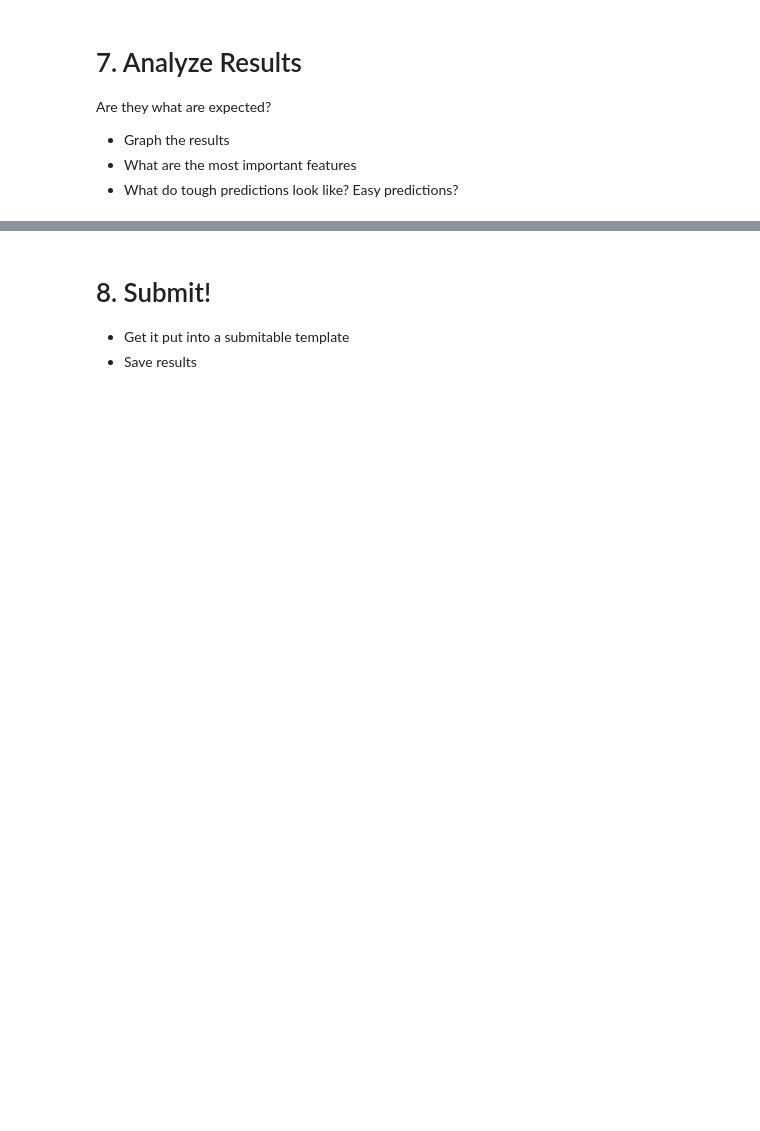
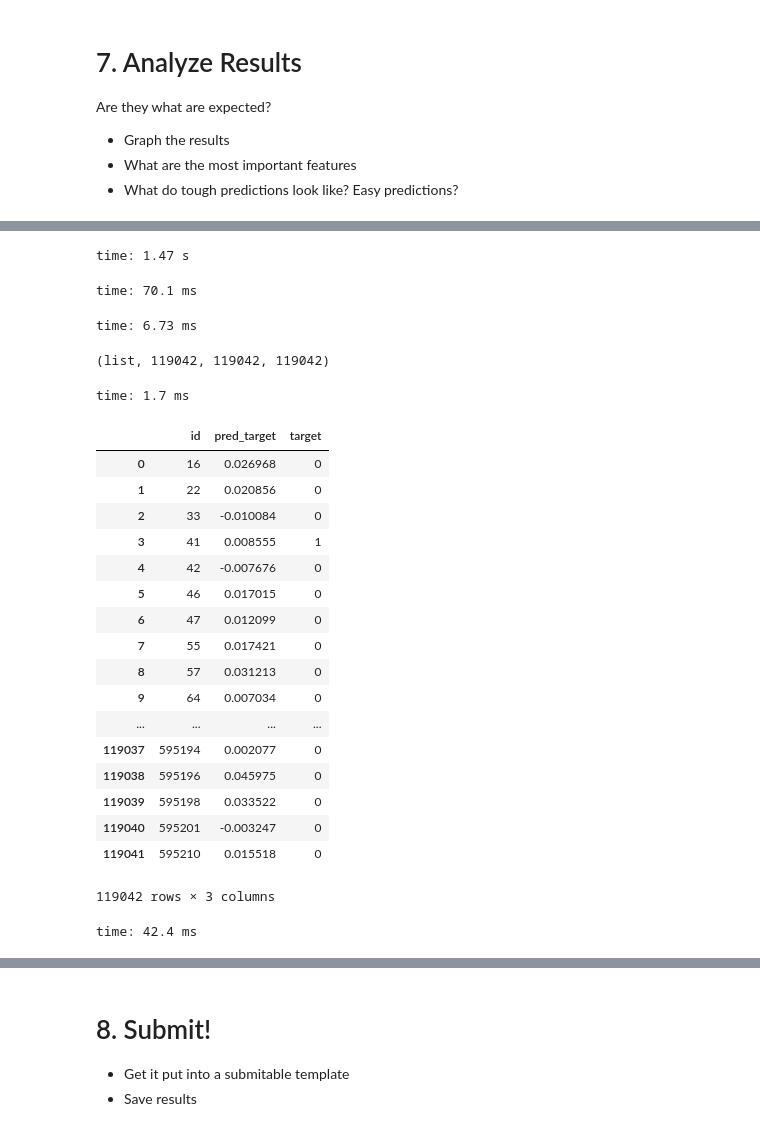
Before and after one commit to jamesdietle/PortoDriver, a Jupyter notebook: Porto-seguro-safe-driver-prediction.ipynb, the cells around one changed output, grey strips where cells are left out. Saved outputs shown, nothing was run; the diff lists cells and outputs as text; code cells hidden in the pictures; blank space fills up the shorter version.

Commit message:
Submission Created

```diff
--- a/Porto-seguro-safe-driver-prediction.ipynb
+++ b/Porto-seguro-safe-driver-prediction.ipynb
@@ -491,5 +504,5 @@ time: 217 ms
 # %%
-m.fit(lr, 10, metrics=[gini_normalized])
+m.fit(lrs=lr, n_cycle=20, cycle_len=3, metrics=[accuracy, gini_normalized])
 # %% [output]
 Failed to display Jupyter Widget of type HBox.
 If you're reading this message in the Jupyter Notebook or JupyterLab Notebook, it may mean that the widgets JavaScript is still loading. If this message persists, it likely means that the widgets Java ...
@@ -514,0 +593,41 @@ Are they what are expected?
+# %%
+predictions=m.predict()
+# %% [output]
+time: 1.47 s
+# %%
+predictions=predictions.tolist()
+# %% [output]
+time: 70.1 ms
+# %%
+predictions = [item[0] for item in predictions]
+# %% [output]
+time: 6.73 ms
+# %%
+type(predictions), len(val_idx), len(predictions), len(val_target)
+# %% [output]
+(list, 119042, 119042, 119042)
+time: 1.7 ms
+# %%
+## Validation set predicted target... I see I am very far off.
+submission = pd.DataFrame({'id': val_idx, 'pred_target': predictions, 'target': val_target})
+submission
+# %% [output]
+|  | id | pred_target | target |
+| 0 | 16 | 0.026968 | 0 |
+| 1 | 22 | 0.020856 | 0 |
+| 2 | 33 | -0.010084 | 0 |
+| 3 | 41 | 0.008555 | 1 |
+| 4 | 42 | -0.007676 | 0 |
+| 5 | 46 | 0.017015 | 0 |
+| 6 | 47 | 0.012099 | 0 |
+| 7 | 55 | 0.017421 | 0 |
+| 8 | 57 | 0.031213 | 0 |
+| 9 | 64 | 0.007034 | 0 |
+| ... | ... | ... | ... |
+| 119037 | 595194 | 0.002077 | 0 |
+| 119038 | 595196 | 0.045975 | 0 |
+| 119039 | 595198 | 0.033522 | 0 |
+| 119040 | 595201 | -0.003247 | 0 |
+| 119041 | 595210 | 0.015518 | 0 |
+119042 rows × 3 columns
+time: 42.4 ms
```
Also changed, not shown: parts of 67 cells of this notebook.
